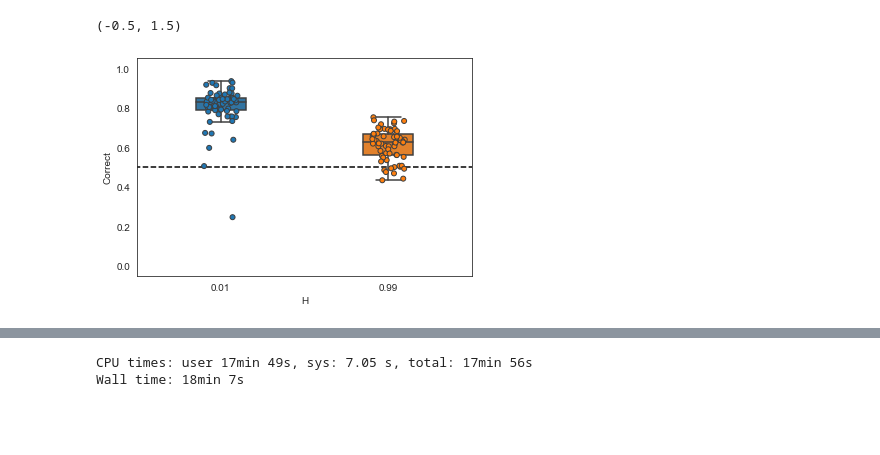
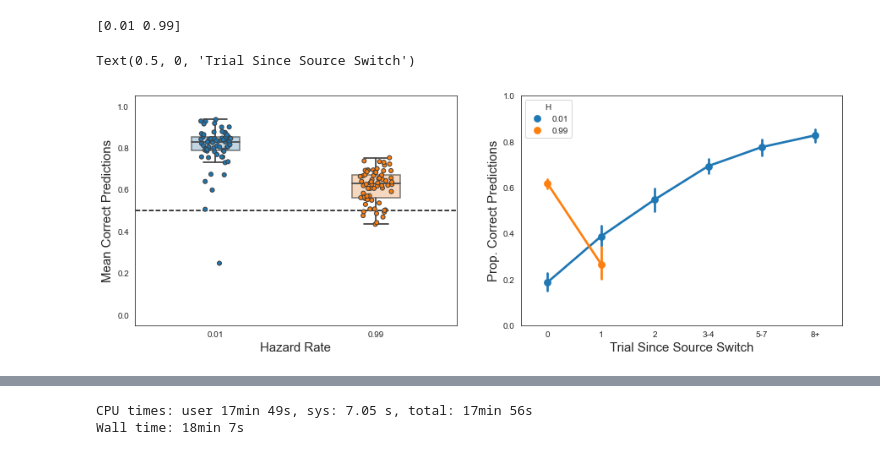
Before and after one commit to alsfilip/HMM_Beads, a Jupyter notebook: HMM_Beads_Preregistration.ipynb, the cells around one changed output, grey strips where cells are left out. Saved outputs shown, nothing was run; the diff lists cells and outputs as text; code cells hidden in the pictures; blank space fills up the shorter version.

```diff
--- a/HMM_Beads_Preregistration.ipynb
+++ b/HMM_Beads_Preregistration.ipynb
@@ -278,13 +241,0 @@ adat_h19
-# %%
-import seaborn as sns
-# Show subject performance - average performance between low and high hazard rates
-adat_corr_h19_p = adat_h19[['Subject','H','Correct']].groupby(['Subject','H'],as_index=False).mean()
-adat_corr_h19_p
-plt.plot([-1,3],[.5,.5],'--k')
-sns.boxplot(x = 'H',y='Correct',data=adat_corr_h19_p,dodge=True,fliersize=0,width=.3)
-sns.stripplot(x = 'H',y='Correct',data=adat_corr_h19_p,linewidth=1)
-plt.ylim([-.05,1.05])
-plt.xlim([-.5,1.5])
-# %% [output]
-(-0.5, 1.5)
-[figure, removed]
@@ -290,0 +250,36 @@ plt.xlim([-.5,1.5])
+# %%
+# Load data and plot behavior
+# Load A2AFC data and extract trials from Hazards =.01 or .99
+adat=pd.read_csv('../data/A2AFC_raw.csv')
+adat_19 = adat[pd.notna(adat['Resp']) & (adat['H']!=.3)].copy() # Removing trials with no responses and with H in .01/.99
+
+# Get mean correct responses per subject
+adat_corr_h19_p = adat_h19[['Subject','H','Correct']].groupby(['Subject','H'],as_index=False).mean()
+
+# Get responses since last source switch
+adat_tscp_h19_p = adat_h19[['Subject','H','TSCP2','Correct']].groupby(['Subject','H','TSCP2'],as_index=False).mean()
+print(adat_tscp_h19_p['H'].unique())
+
+plt.figure(1,(15,5))
+# Plot boxplots of proportion correct
+plt.subplot(1,2,1)
+plt.plot([-1,3],[.5,.5],'--k')
+sns.boxplot(x = 'H',y='Correct',data=adat_corr_h19_p,dodge=True,fliersize=0,width=.3,color='white')
+sns.boxplot(x = 'H',y='Correct',data=adat_corr_h19_p,dodge=True,fliersize=0,width=.3,boxprops=dict(alpha=.3))
+sns.stripplot(x = 'H',y='Correct',data=adat_corr_h19_p,linewidth=1)
+plt.ylim([-.05,1.05])
+plt.xlim([-.5,1.5])
+plt.ylabel('Mean Correct Predictions',size=15)
+plt.xlabel('Hazard Rate',size=15)
+
+
+# Plot proportion correct since last source switch
+plt.subplot(1,2,2)
+sns.pointplot(x='TSCP2',y='Correct',data=adat_tscp_h19_p,hue='H')
+plt.ylim([0,1])
+plt.ylabel('Prop. Correct Predictions',size=15)
+plt.xlabel('Trial Since Source Switch',size=15)
+# %% [output]
+[0.01 0.99]
+Text(0.5, 0, 'Trial Since Source Switch')
+[figure, added]
```
Also changed, not shown: parts of 12 cells of this notebook, 1 other file.
